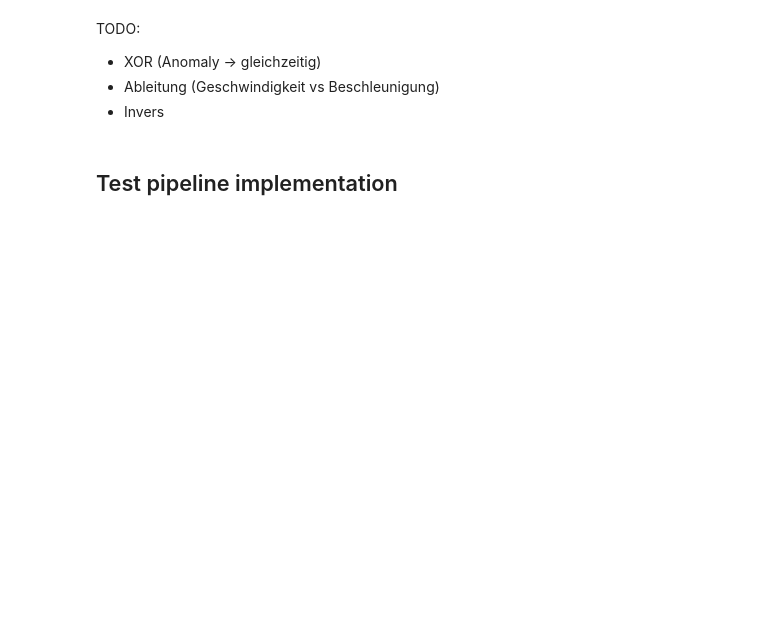
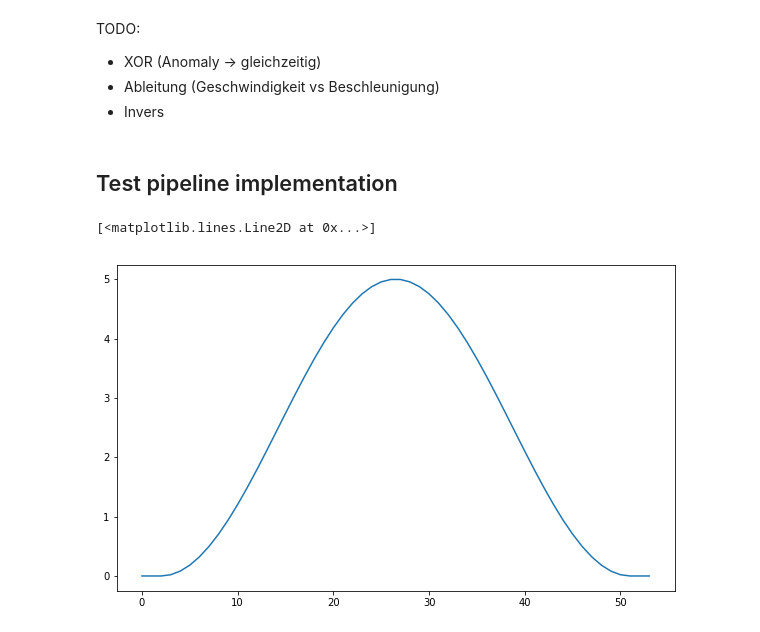
Before and after one commit to KDD-OpenSource/DeepADoTS, a Jupyter notebook: notebooks/3.0-tk-data-generation.ipynb, the cells around one changed output. Cells and saved outputs as stored; diff of their text form; code cells hidden in the pictures; blank space fills up the shorter version.

```diff
--- a/notebooks/3.0-tk-data-generation.ipynb
+++ b/notebooks/3.0-tk-data-generation.ipynb
@@ -19,3 +21,9 @@ TODO:
 # %%
 dataset = MultivariateAnomalyFunction.get_multivariate_dataset(length=1000, method='doubled')
 X_train, y_train, X_test, y_test = dataset.data()
+# %%
+plt.figure(figsize=(10, 6))
+plt.plot(np.concatenate([[0, 0], SyntheticMultivariateDataset.get_curve(50, 5), [0, 0]]))
+# %% [output]
+[<matplotlib.lines.Line2D at 0x...>]
+[figure, added]
```
Also changed, not shown: parts of 6 cells of this notebook, 1 other file.
